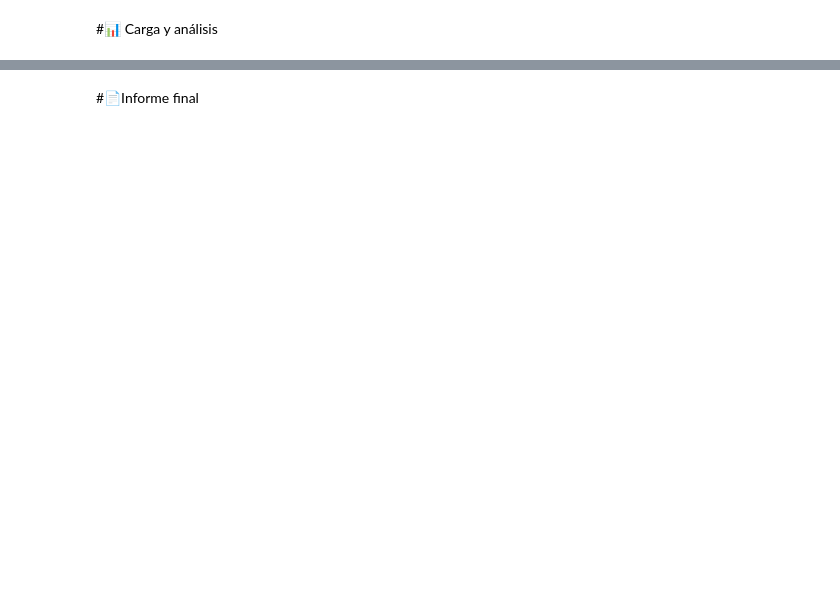
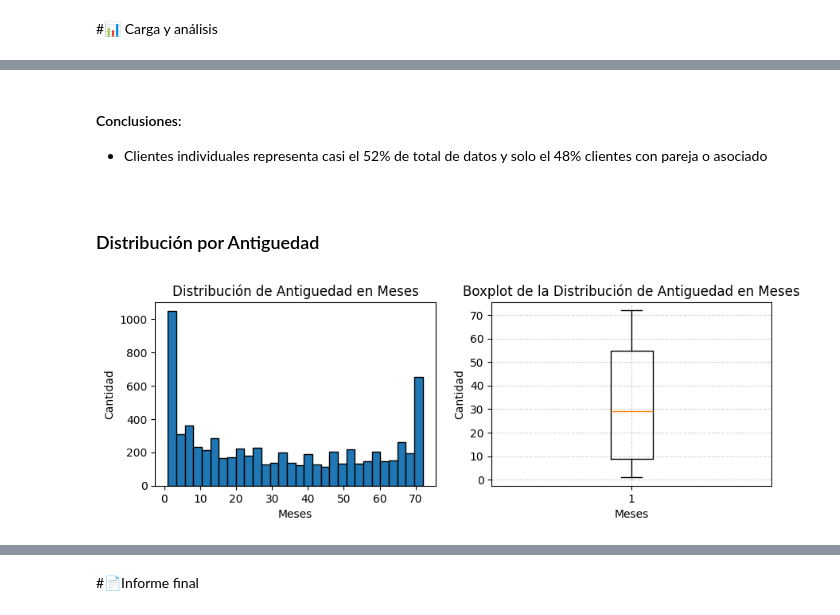
Before and after one commit to EddersonPR/challenge-telecom-x, a Jupyter notebook: TelecomX_LATAM.ipynb, the cells around one changed output, grey strips where cells are left out. Drawn from its saved outputs; the diff is of its cells as text; code cells hidden in the pictures; blank space fills up the shorter version.

```diff
--- a/TelecomX_LATAM.ipynb
+++ b/TelecomX_LATAM.ipynb
@@ -38,0 +193,8 @@ dtype: object
+# %%
+for col in columnas_nulas:
+    nulos = df[col].isnull().sum()
+    porcentaje = df[col].isnull().mean() * 100
+
+    print(f"Columna: {col}")
+    print(f" - Cantidad de nulos: {nulos:,}")
+    print(f" - Porcentaje: {porcentaje:.4f}%\n")
@@ -40,0 +512,25 @@ dtype: object
+# %% [markdown]
+#### Conclusiones:
+- Clientes individuales representa casi el 52% de total de datos y solo el 48% clientes con pareja o asociado
+# %% [markdown]
+<!-- ### Distribución de Antiguedad -->
+# %% [markdown]
+### Distribución por Antiguedad
+# %%
+# Crea la Figura y los Ejes. Inicializa un lienzo (fig) y una matriz de Ejes (axs) con 1 fila y 2 columnas. El tamaño de la figura es de 12 con 4 pulgadas.
+fig, axs = plt.subplots(1, 2, figsize=(10, 3))
+
+axs[0].hist(df['Antiguedad_Meses'], bins=30, edgecolor="black")
+axs[0].set_title('Distribución de Antiguedad en Meses')
+axs[0].set_xlabel('Meses')
+axs[0].set_ylabel('Cantidad')
+
+axs[1].boxplot(df['Antiguedad_Meses'])
+axs[1].set_title('Boxplot de la Distribución de Antiguedad en Meses')
+axs[1].set_xlabel('Meses')
+axs[1].set_ylabel('Cantidad')
+axs[1].grid(True, linestyle='--', alpha=0.5)
+
+plt.show()
+# %% [output]
+[figure, added]
```
Also changed, not shown: parts of 50 cells of this notebook.
